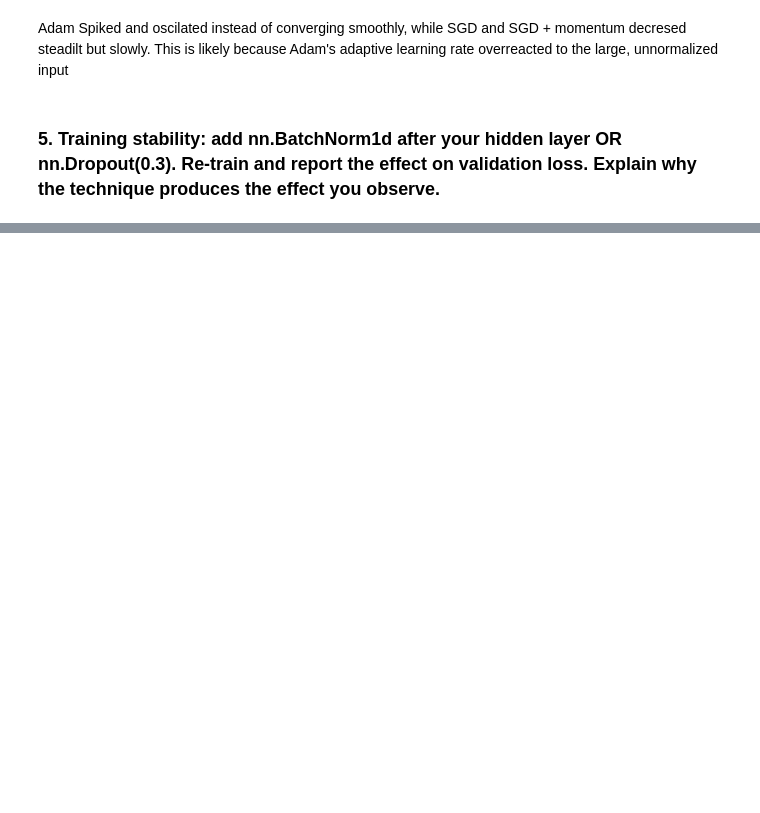
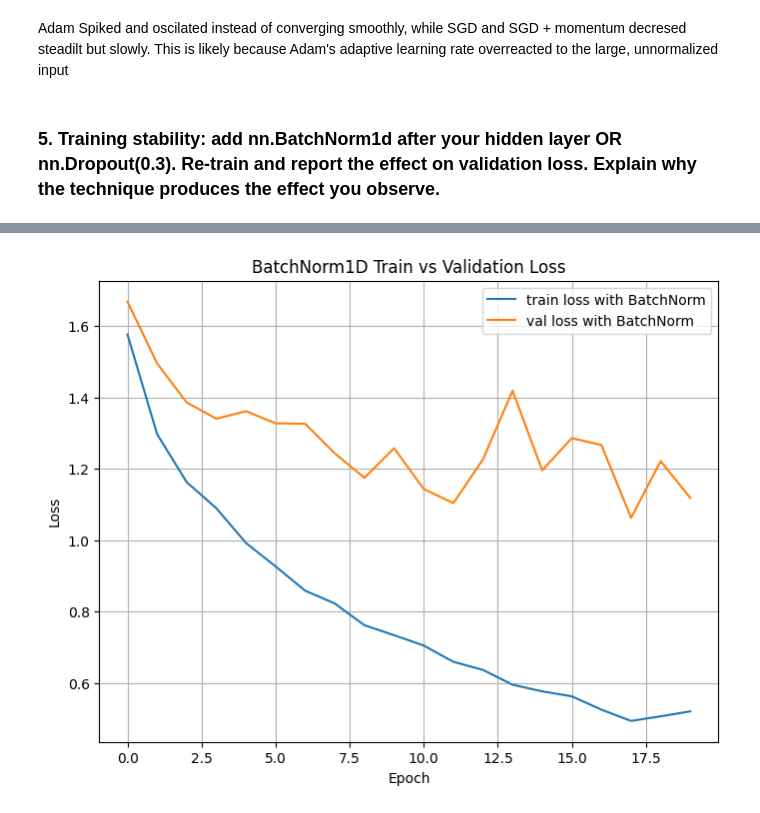
Before and after one commit to un1u3/ml-labs, a Jupyter notebook: fusemachines-2026/phase3/assignment1/NEU_Surface_Defect.ipynb, the cells around one changed output, grey strips where cells are left out. Cells and saved outputs as stored; diff of their text form; code cells hidden in the pictures; blank space fills up the shorter version.

Commit message:
Compariosn betwen val loss and train loss

```diff
--- a/fusemachines-2026/phase3/assignment1/NEU_Surface_Defect.ipynb
+++ b/fusemachines-2026/phase3/assignment1/NEU_Surface_Defect.ipynb
@@ -425,0 +441,12 @@ Epoch 20/20, Train Loss: 0.4959, Val Loss: 1.0988
+# %%
+plt.figure(figsize= (8,6))
+plt.plot(train_loss_bn, label="train loss with BatchNorm")
+plt.plot(val_loss_bn, label="val loss with BatchNorm")
+plt.title("BatchNorm1D Train vs Validation Loss")
+plt.xlabel("Epoch")
+plt.ylabel("Loss")
+plt.legend()
+plt.grid()
+plt.show()
+# %% [output]
+[figure, added]
```
Also changed, not shown: parts of 9 cells of this notebook.
